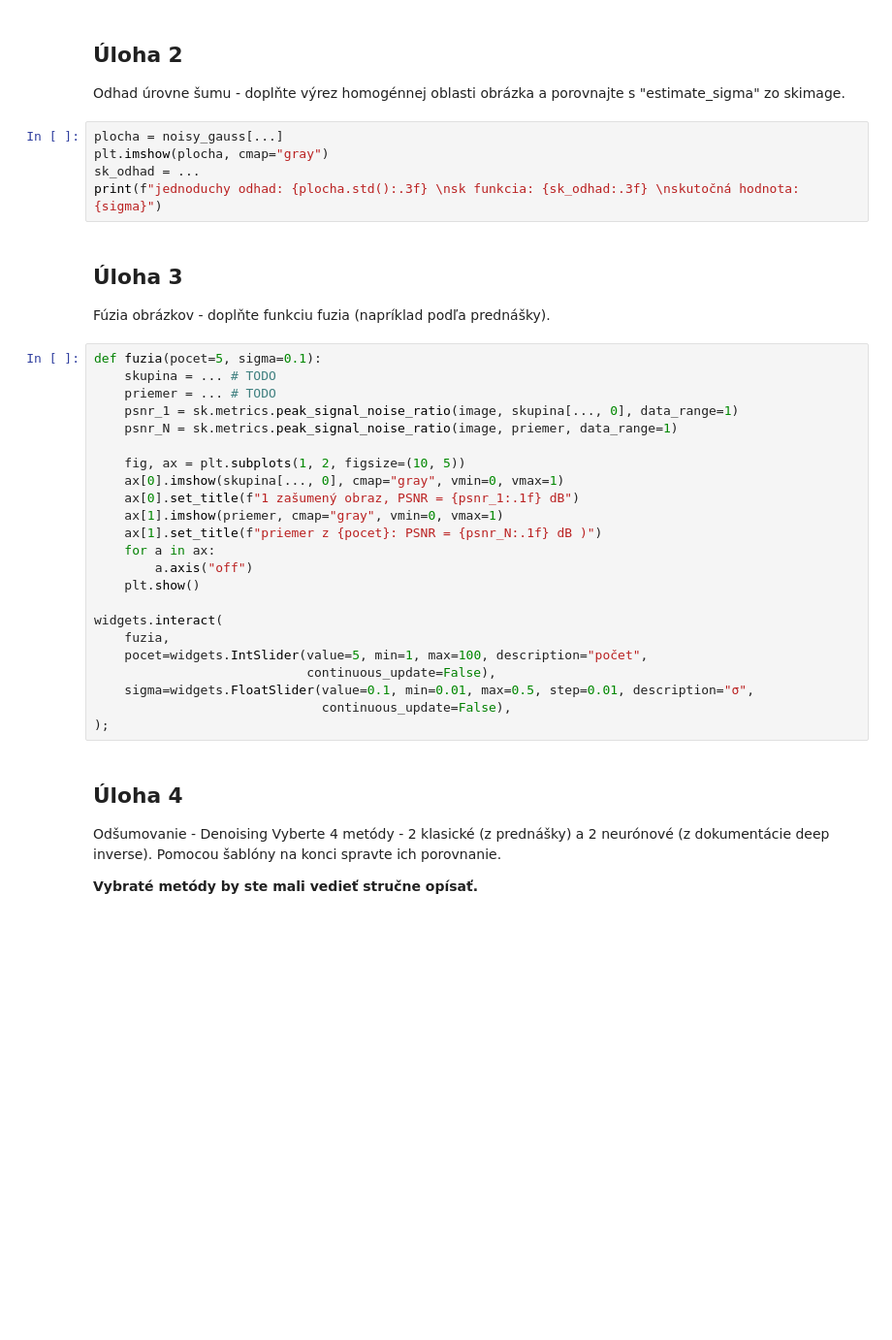
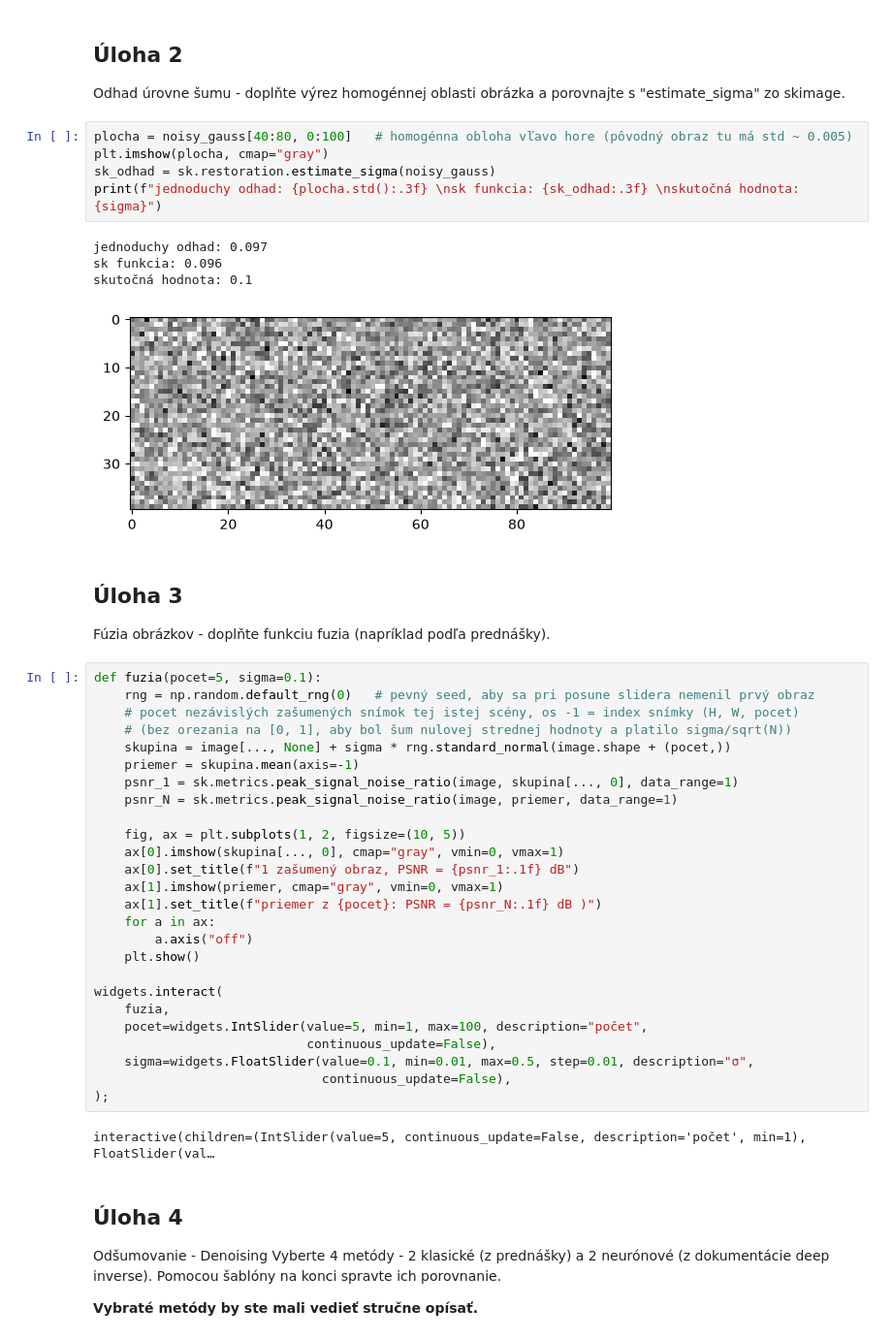
Before and after one commit to CodyM4V3R1CK/CSO, a Jupyter notebook: cso_cvicenie_8/cso_cvicenie_8.ipynb, the cells around one changed output. Shown at 97% size. Drawn from its saved outputs; the diff is of its cells as text; blank space fills up the shorter version.

```diff
--- a/cso_cvicenie_8/cso_cvicenie_8.ipynb
+++ b/cso_cvicenie_8/cso_cvicenie_8.ipynb
@@ -36,18 +38,26 @@ plt.show()
 
 Odhad úrovne šumu - doplňte výrez homogénnej oblasti obrázka a porovnajte s "estimate_sigma" zo skimage.
 # %%
-plocha = noisy_gauss[...]
+plocha = noisy_gauss[40:80, 0:100]   # homogénna obloha vľavo hore (pôvodný obraz tu má std ~ 0.005)
 plt.imshow(plocha, cmap="gray")
-sk_odhad = ...
+sk_odhad = sk.restoration.estimate_sigma(noisy_gauss)
 print(f"jednoduchy odhad: {plocha.std():.3f} \nsk funkcia: {sk_odhad:.3f} \nskutočná hodnota: {sigma}")
+# %% [output]
+jednoduchy odhad: 0.097
+sk funkcia: 0.096
+skutočná hodnota: 0.1
+[figure, added]
 # %% [markdown]
 ## Úloha 3
 
 Fúzia obrázkov - doplňte funkciu fuzia (napríklad podľa prednášky).
 # %%
 def fuzia(pocet=5, sigma=0.1):
-    skupina = ... # TODO
-    priemer = ... # TODO
+    rng = np.random.default_rng(0)   # pevný seed, aby sa pri posune slidera nemenil prvý obraz
+    # pocet nezávislých zašumených snímok tej istej scény, os -1 = index snímky (H, W, pocet)
+    # (bez orezania na [0, 1], aby bol šum nulovej strednej hodnoty a platilo sigma/sqrt(N))
+    skupina = image[..., None] + sigma * rng.standard_normal(image.shape + (pocet,))
+    priemer = skupina.mean(axis=-1)
     psnr_1 = sk.metrics.peak_signal_noise_ratio(image, skupina[..., 0], data_range=1)
     psnr_N = sk.metrics.peak_signal_noise_ratio(image, priemer, data_range=1)
 
@@ -67,6 +77,8 @@ widgets.interact(
     sigma=widgets.FloatSlider(value=0.1, min=0.01, max=0.5, step=0.01, description="σ",
                               continuous_update=False),
 );
+# %% [output]
+interactive(children=(IntSlider(value=5, continuous_update=False, description='počet', min=1), FloatSlider(val…
 # %% [markdown]
 ## Úloha 4
 
```
Also changed, not shown: parts of 7 cells of this notebook, 1 other file.
